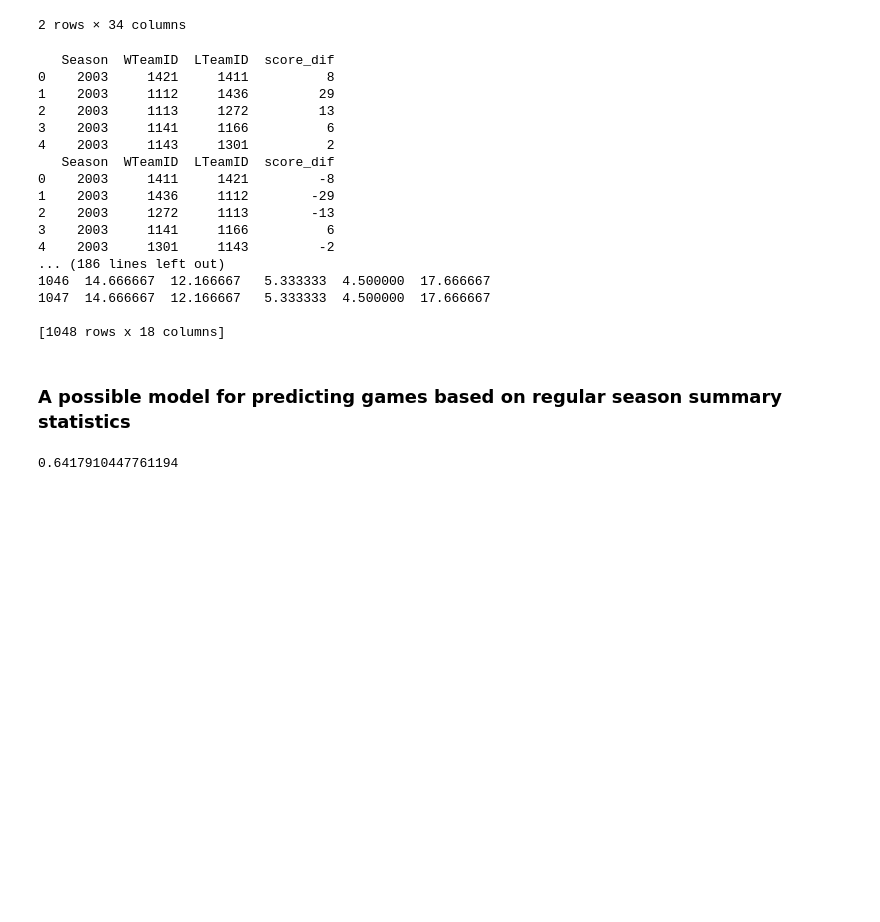
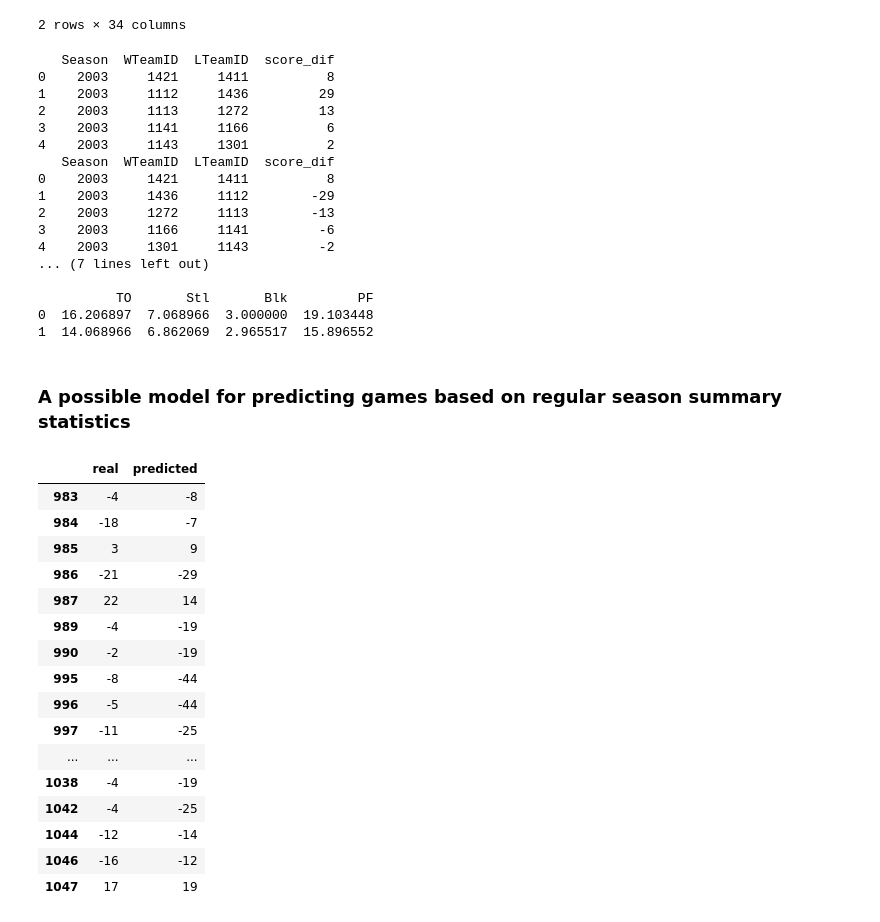
Before and after one commit to puvvadakc/NCAA2k19Predictions, a Jupyter notebook: testing/NCAA_ML_Workbook.ipynb, the cells around one changed output. Drawn from its saved outputs; the diff is of its cells as text; code cells hidden in the pictures; blank space fills up the shorter version.

```diff
--- a/testing/NCAA_ML_Workbook.ipynb
+++ b/testing/NCAA_ML_Workbook.ipynb
@@ -215,6 +227,8 @@ post_season_outcomes.head(2)
 | 1 | 2003 | 136 | 1112 | 80 | 1436 | 51 | N | 0 | 31 | 66 | ... | ... |
 2 rows × 34 columns
 # %%
+import pandas as pd
+import numpy as np
 from sklearn.neural_network import MLPClassifier
 from sklearn.preprocessing import MinMaxScaler
 post_season_outcomes['score_dif'] = post_season_outcomes.WScore - post_season_outcomes.LScore
@@ -227,7 +241,8 @@ mixed_outcome.loc[mixing_matrix, ['score_dif']] = mixed_outcome.loc[mixing_matri
 print(mixed_outcome.head())
 features = pd.merge(mixed_outcome, team_summary_stats, how='left', left_on=['WTeamID', 'Season'], right_on=['TeamID', 'Season'])
 #features = pd.merge(features, team_summary_stats, how='left', left_on=['LTeamID'], right_on=['TeamID'], suffixes=('', '_t2'))
-print(features)
+features.to_csv('data/mixed_prepared_features.csv')
+print(features.head(2))
 # %% [output]
    Season  WTeamID  LTeamID  score_dif
 0    2003     1421     1411          8
@@ -236,29 +251,69 @@ print(features)
 3    2003     1141     1166          6
 4    2003     1143     1301          2
    Season  WTeamID  LTeamID  score_dif
-0    2003     1411     1421         -8
+0    2003     1421     1411          8
 1    2003     1436     1112        -29
 2    2003     1272     1113        -13
-3    2003     1141     1166          6
+3    2003     1166     1141         -6
 4    2003     1301     1143         -2
-... (186 lines left out)
-1046  14.666667  12.166667   5.333333  4.500000  17.666667
-1047  14.666667  12.166667   5.333333  4.500000  17.666667
+... (7 lines left out)
 
-[1048 rows x 18 columns]
+          TO       Stl       Blk         PF
+0  16.206897  7.068966  3.000000  19.103448
+1  14.068966  6.862069  2.965517  15.896552
 # %% [markdown]
 ### A possible model for predicting games based on regular season summary statistics
 # %%
-features.score_dif = 1*(features.score_dif > 0)
+from sklearn.neural_network import MLPClassifier
+from sklearn.preprocessing import MinMaxScaler
+from sklearn.model_selection import train_test_split
+from sklearn.pipeline import make_pipeline
+from sklearn.model_selection import GridSearchCV
+from sklearn.preprocessing import Imputer
+from sklearn.feature_selection import SelectPercentile
+from sklearn.feature_selection import VarianceThreshold
+from sklearn.model_selection import KFold
+from sklearn.neural_network import MLPRegressor
+from sklearn.neural_network import MLPRegressor
+from sklearn.neighbors import KNeighborsClassifier
+from sklearn.preprocessing import StandardScaler
+
+import warnings
+#warnings.filterwarnings('ignore') # disables warnings
+warnings.filterwarnings('default')
+#features.score_dif = 1*(features.score_dif > 0)
 test_year = features.loc[features.Season == 2018, :]
 test_features = features.loc[features.Season != 2018, :]
 scaler = MinMaxScaler()
-mlp_reg = MLPClassifier()
-param_grid = {
-        }
+mlp_reg = KNeighborsClassifier()
+
+param_grid = {}#'mlpregressor__activation' : ['identity', 'logistic', 'tanh', 'relu']}
+#print(test_year.score_dif)
 pipe = make_pipeline(scaler, mlp_reg)
 grid = GridSearchCV(pipe, param_grid)
 grid.fit(test_features.drop(columns=['score_dif', 'Season']), test_features.score_dif)
-grid.score(test_year.drop(columns=['score_dif', 'Season']), test_year.score_dif)
+#print(grid.score(test_year.drop(columns=['score_dif', 'Season']), test_year.score_dif))
+
+results = pd.DataFrame()
+results['real'] = test_year.score_dif
+results['predicted'] = grid.predict(test_year.drop(columns=['score_dif', 'Season']))
+
+results[results['real'] * results['predicted'] > 0]
 # %% [output]
-0.6417910447761194
+|  | real | predicted |
+| 983 | -4 | -8 |
+| 984 | -18 | -7 |
+| 985 | 3 | 9 |
+| 986 | -21 | -29 |
+| 987 | 22 | 14 |
+| 989 | -4 | -19 |
+| 990 | -2 | -19 |
+| 995 | -8 | -44 |
+| 996 | -5 | -44 |
+| 997 | -11 | -25 |
+| ... | ... | ... |
+| 1038 | -4 | -19 |
+| 1042 | -4 | -25 |
+| 1044 | -12 | -14 |
+| 1046 | -16 | -12 |
+| 1047 | 17 | 19 |
```
Also changed, not shown: parts of 4 cells of this notebook, 3 other files.
